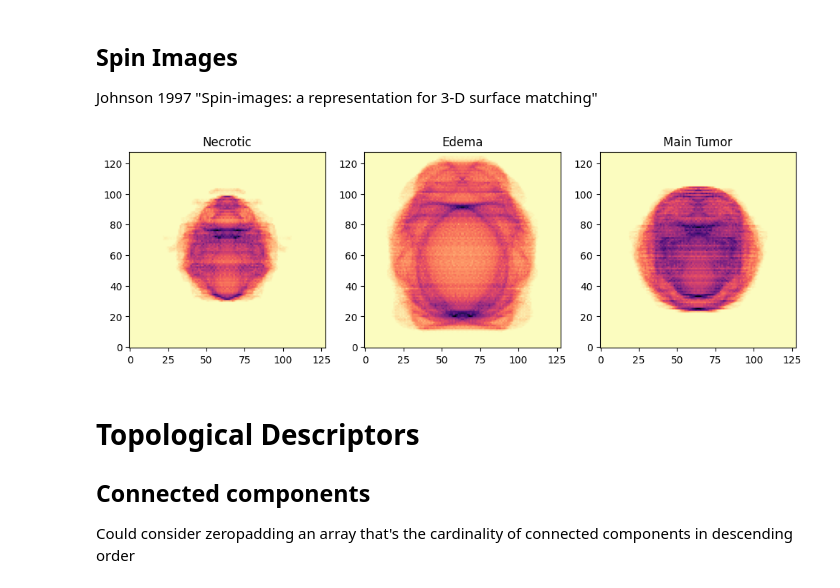
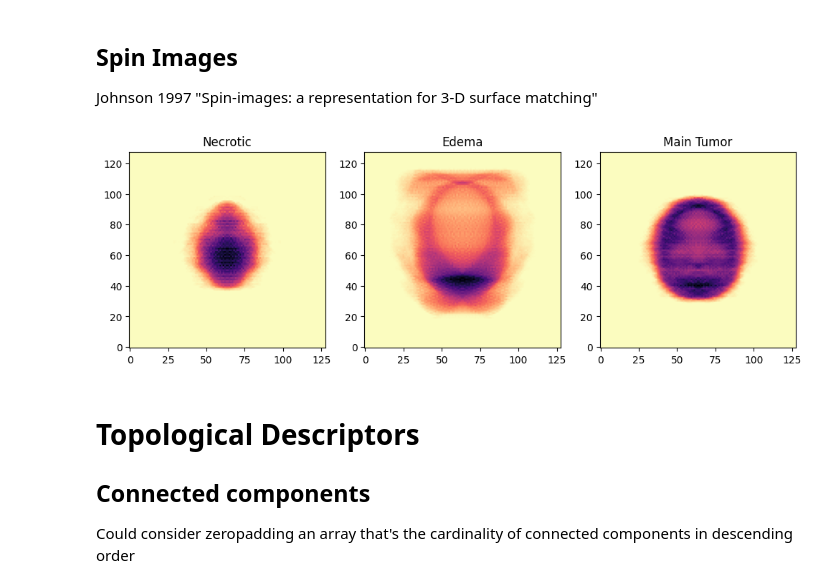
Before and after one commit to ctralie/TopologicalTumors, a Jupyter notebook: notebooks/DescriptorExamples.ipynb, the cells around one changed output. Drawn from its saved outputs; the diff is of its cells as text; code cells hidden in the pictures.

```diff
--- a/notebooks/DescriptorExamples.ipynb
+++ b/notebooks/DescriptorExamples.ipynb
@@ -130,8 +141,8 @@ plt.title("Shape Histograms");
 # %%
 n_shells = 20
 for name in iso_names.values():
-    V = data[patient]["V{}".format(name)]
-    h_shape = get_shape_shell_hist(V, n_shells=n_shells, r_max=r_max)
+    X = data[patient]["X{}".format(name)]
+    h_shape = get_shape_shell_hist(X, n_shells=n_shells, r_max=r_max)
     plt.plot(h_shape)
 plt.legend(list(iso_names.values()))
 plt.title("Shape-Shell Histograms");
@@ -142,8 +153,8 @@ plt.title("Shape-Shell Histograms");
 # %%
 n_shells = 10
 for name in iso_names.values():
-    V = data[patient]["V{}".format(name)]
-    h_shape = get_shape_pca_hist(V, n_shells=n_shells, r_max=r_max)
+    X = data[patient]["X{}".format(name)]
+    h_shape = get_shape_pca_hist(X, n_shells=n_shells, r_max=r_max)
     plt.plot(h_shape)
 plt.legend(list(iso_names.values()))
 plt.title("Shape PCA Histograms");
@@ -157,8 +168,8 @@ Osada 2002 "Shape Distributions"
 n_bins = 40 # Number of bins in the histogram between [0, d_max]
 n_samples = 10000 # Number of random samples
 for name in iso_names.values():
-    V = data[patient]["V{}".format(name)]
-    d = get_d2_hist(V, d_max=r_max*2, n_bins=n_bins, n_samples=n_samples)
+    X = data[patient]["X{}".format(name)]
+    d = get_d2_hist(X, d_max=r_max*2, n_bins=n_bins, n_samples=n_samples)
     plt.plot(d)
 plt.legend(list(iso_names.values()))
 plt.title("D2 Histograms");
@@ -170,8 +181,8 @@ plt.title("D2 Histograms");
 n_bins = 40 # Number of bins in the histogram between [0, PI]
 n_samples = 10000 # Number of random samples
 for name in iso_names.values():
-    V = data[patient]["V{}".format(name)]
-    a = get_a3_hist(V, n_bins=n_bins, n_samples=n_samples)
+    X = data[patient]["X{}".format(name)]
+    a = get_a3_hist(X, n_bins=n_bins, n_samples=n_samples)
     plt.plot(a)
 plt.legend(list(iso_names.values()))
 plt.title("A3 Histograms");
@@ -212,17 +223,17 @@ Johnson 1997 "Spin-images: a representation for 3-D surface matching"
 # %%
 res = 4
 plt.figure(figsize=(res*3, res))
 n_angles = 50
 dim = 128
 for i, name in enumerate(iso_names.values()):
-    V = data[patient]["V{}".format(name)]
-    img = get_spin_image(V, n_angles, r_max, dim)
+    X = data[patient]["X{}".format(name)]
+    img = get_spin_image(X, n_angles, r_max, dim)
     plt.subplot(1, 3, i+1)
     plt.imshow(img, cmap='magma_r')
     plt.gca().invert_yaxis()
     plt.title(name)
 # %% [output]
-[figure, old version]
+[figure, new version]
 # %% [markdown]
 # Topological Descriptors
 
```
Also changed, not shown: parts of 11 cells of this notebook, 1 other file.
